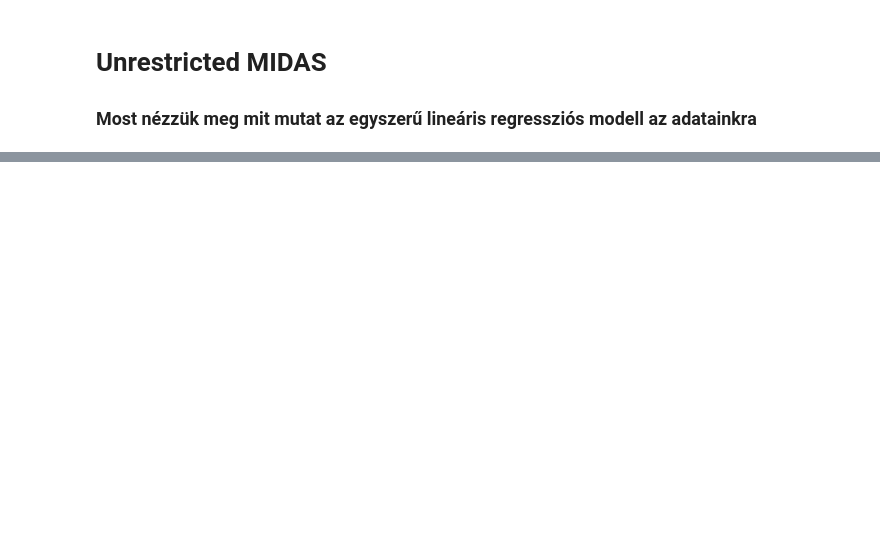
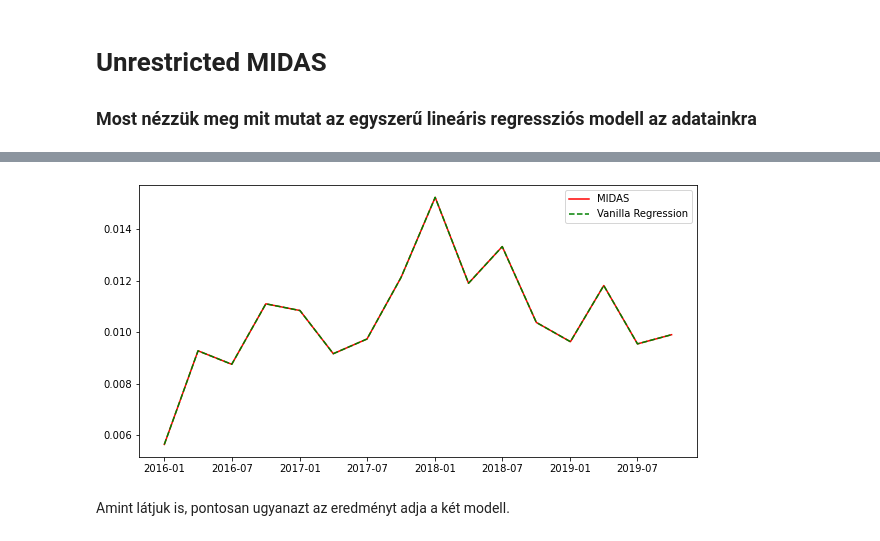
Before and after one commit to NemesiP/volatility-forecasting, a Jupyter notebook: Model/Example2.ipynb, the cells around one changed output, grey strips where cells are left out. Cells and saved outputs as stored; diff of their text form; code cells hidden in the pictures; blank space fills up the shorter version.

```diff
--- a/Model/Example2.ipynb
+++ b/Model/Example2.ipynb
@@ -137,0 +267,10 @@ plt.show()
+# %%
+plt.figure().set_size_inches(10, 5)
+plt.plot(df1.Date[1:], fit1, 'r-', label = 'MIDAS')
+plt.plot(df1.Date[1:], fit2, 'g--', label = 'Vanilla Regression')
+plt.legend(loc = 'best')
+plt.show()
+# %% [output]
+[figure, added]
+# %% [markdown]
+Amint látjuk is, pontosan ugyanazt az eredményt adja a két modell.
```
Also changed, not shown: parts of 20 cells of this notebook, 3 other files.
